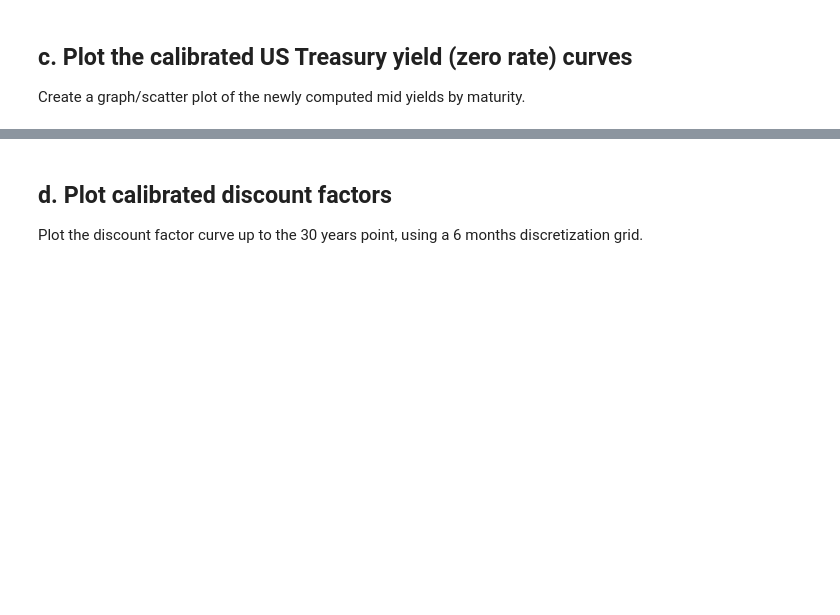
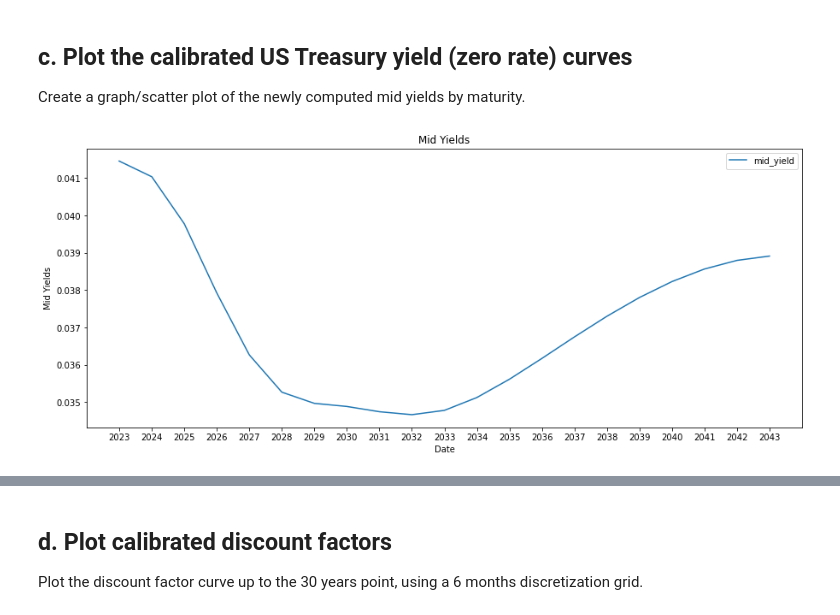
Before and after one commit to alanwake47/FINM-35700-Credit-Markets, a Jupyter notebook: week2/hw2/Homework 2-1.ipynb, the cells around one changed output, grey strips where cells are left out. Cells and saved outputs as stored; diff of their text form; code cells hidden in the pictures; blank space fills up the shorter version.

```diff
--- a/week2/hw2/Homework 2-1.ipynb
+++ b/week2/hw2/Homework 2-1.ipynb
@@ -357,6 +373,6 @@ market_data.head()
 # %%
 symbology_md = pd.merge(symbology, market_data, on='figi', how='inner')
-#restrict to isin or und_bench_isin columns equal to one of the govt_otr isins
-symbology_md = symbology_md[symbology_md['isin'].isin(gov_otr['isin']) | symbology_md['und_bench_isin'].isin(gov_otr['isin'])]
+#rename ticker_x to ticker and drop ticker_y
+symbology_md.rename(columns={'ticker_x': 'ticker'}, inplace=True)
 symbology_md
 # %% [output]
@@ -375,0 +394,3 @@ symbology_md
+# %%
+symbology_md_otr = symbology_md[symbology_md['isin'].isin(gov_otr['isin'])].reset_index(drop=True)
+symbology_md_otr
@@ -405,6 +436,10 @@ def calibrate_yield_curve_from_frame(
     yield_curve = ql.PiecewiseLogCubicDiscount(calc_date, bond_helpers, day_count)
     yield_curve.enableExtrapolation()
     return yield_curve
+# %%
+ts_yc_mid = calibrate_yield_curve_from_frame(ql.Date(14, 4, 2023), symbology_md_otr, 'mid')
+ts_yc_bid = calibrate_yield_curve_from_frame(ql.Date(14, 4, 2023), symbology_md_otr, 'bid')
+ts_yc_ask = calibrate_yield_curve_from_frame(ql.Date(14, 4, 2023), symbology_md_otr, 'ask')
 # %% [markdown]
 ## c. Plot the calibrated US Treasury yield (zero rate) curves
 
@@ -411,0 +516,4 @@ Create a graph/scatter plot of the newly computed mid yields by maturity.
+# %%
+_ = plot_yield_curve(ts_yc_bid,ts_yc_ask,ts_yc_mid, ql.Date(14, 4, 2023), ql.Date(14, 4, 2043), ql.ActualActual(ql.ActualActual.ISMA), 'US Treasury')
+# %% [output]
+[figure, added]
```
Also changed, not shown: parts of 13 cells of this notebook.
